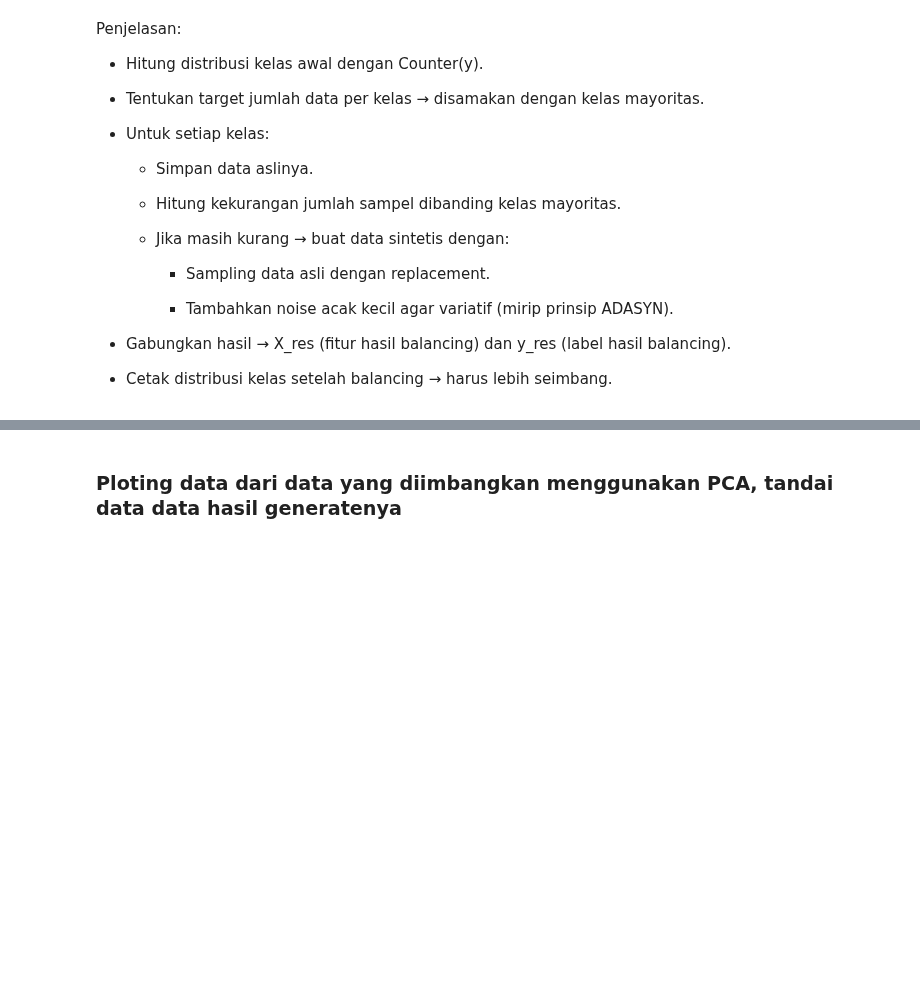
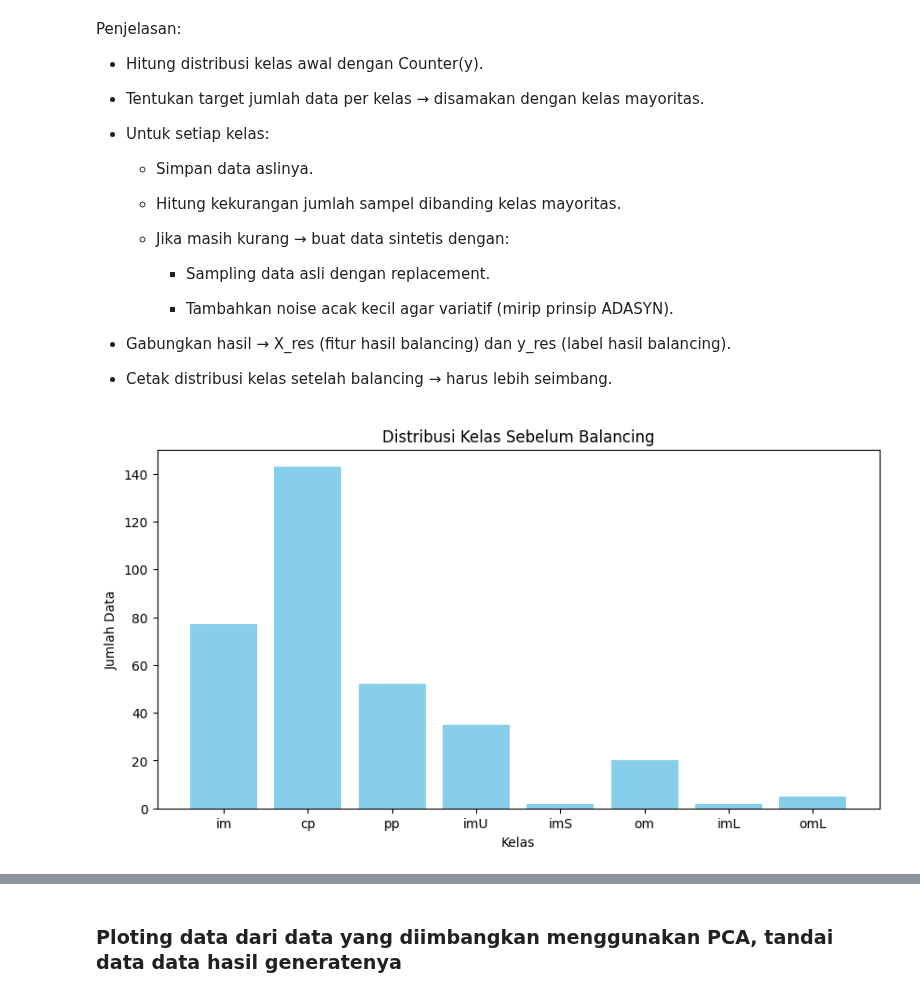
Before and after one commit to Yotan123/psd, a Jupyter notebook: _sources/PlotingData.ipynb, the cells around one changed output, grey strips where cells are left out. Cells and saved outputs as stored; diff of their text form; code cells hidden in the pictures; blank space fills up the shorter version.

```diff
--- a/_sources/PlotingData.ipynb
+++ b/_sources/PlotingData.ipynb
@@ -241,3 +241,21 @@ Penjelasan:
 * Gabungkan hasil → X_res (fitur hasil balancing) dan y_res (label hasil balancing).
 
 * Cetak distribusi kelas setelah balancing → harus lebih seimbang.
+# %%
+import matplotlib.pyplot as plt
+
+# Hitung distribusi sebelum balancing
+class_counts_before = Counter(y)
+
+# Hitung distribusi sesudah balancing
+class_counts_after = Counter(y_res)
+
+# Plot grafik batang sebelum balancing
+plt.figure(figsize=(10,5))
+plt.bar(class_counts_before.keys(), class_counts_before.values(), color="skyblue")
+plt.title("Distribusi Kelas Sebelum Balancing")
+plt.xlabel("Kelas")
+plt.ylabel("Jumlah Data")
+plt.show()
+# %% [output]
+[figure, added]
```
Also changed, not shown: parts of 4 cells of this notebook, 5 other files.
